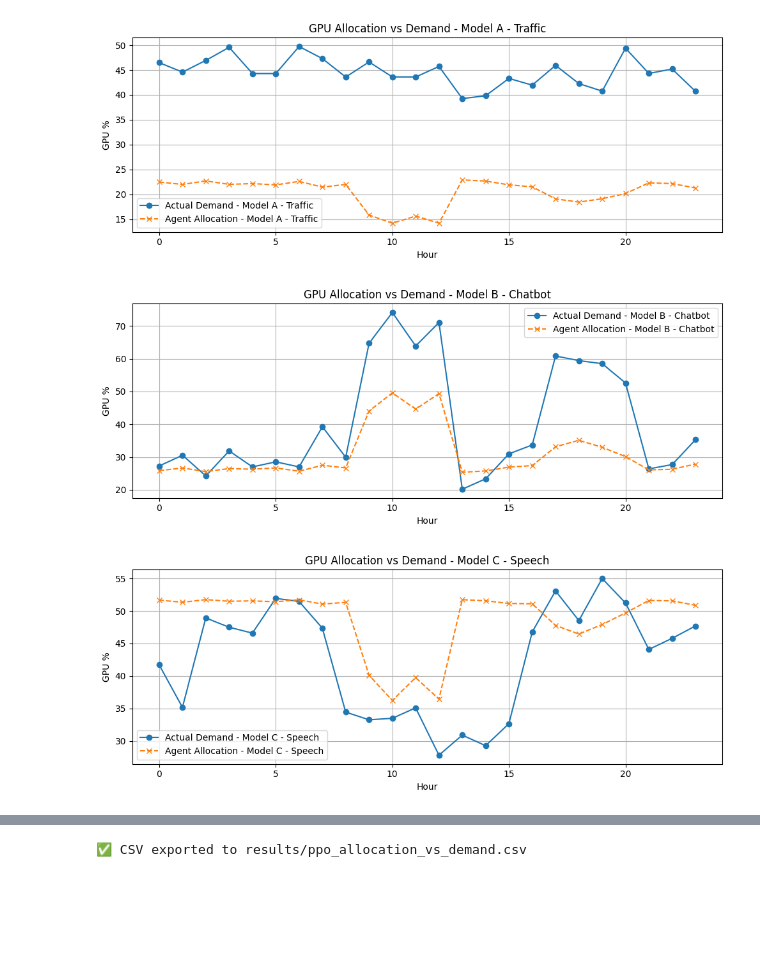
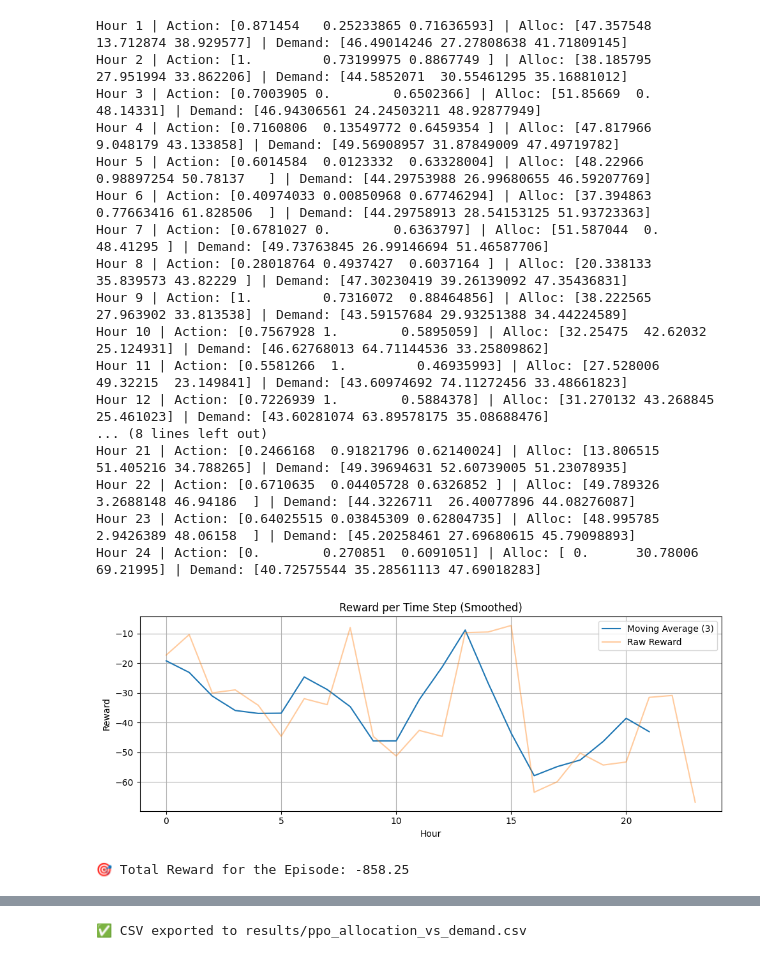
Before and after one commit to samad-mehndi/gpu_resource_allocation, a Jupyter notebook: notebooks/rl_training.ipynb, the cells around one changed output, grey strips where cells are left out. Saved outputs shown, nothing was run; the diff lists cells and outputs as text; code cells hidden in the pictures; blank space fills up the shorter version.

```diff
--- a/notebooks/rl_training.ipynb
+++ b/notebooks/rl_training.ipynb
@@ -65,53 +60,69 @@ import matplotlib.pyplot as plt
 import numpy as np
 import pandas as pd
 from stable_baselines3 import PPO
 from scripts.gpu_env import GpuEnv
 
 # Load the trained model
 model = PPO.load("../models/ppo_gpu_allocator")
 
 # Reload the environment
 # workload_data = pd.read_csv('../data/workload_simulation.csv')
 # env = GpuEnv(workload_data)
 
 # Run a test episode
-state, _ = env.reset(), None
+state = env.reset()
 allocations = []
 demands = []
+rewards = []
 done = False
 
 while not done:
     action, _ = model.predict(state, deterministic=True)
+
     demands.append(state)
 
-    # Manually apply scaling + normalization (same as in env.step)
+    # Scale action manually (PPO outputs 0–1)
     action = np.clip(action, 0, 1)
     scaled = action * 100
     alloc = (scaled / scaled.sum()) * 100 if scaled.sum() > 0 else np.ones(3) * (100 / 3)
     allocations.append(alloc)
 
-    state, _, done, _ = env.step(action)
+    print(f"Hour {len(allocations)} | Action: {action} | Alloc: {alloc} | Demand: {state}")
+    state, reward, done, _ = env.step(action)
+    rewards.append(reward)
 
-# Convert lists to numpy arrays
-allocations = np.array(allocations)
-demands = np.array(demands)
-hours = np.arange(len(allocations))
+def moving_average(x, window=3):
+    return np.convolve(x, np.ones(window)/window, mode='valid')
 
-# Plot GPU allocation vs demand for each model
-model_names = ['Model A - Traffic', 'Model B - Chatbot', 'Model C - Speech']
+plt.figure(figsize=(10, 4))
+plt.plot(moving_average(rewards, window=3), label="Moving Average (3)")
+plt.plot(rewards, alpha=0.4, label="Raw Reward")
+plt.title("Reward per Time Step (Smoothed)")
+plt.xlabel("Hour")
+plt.ylabel("Reward")
+plt.legend()
+plt.grid(True)
+plt.tight_layout()
+plt.show()
 
-for i in range(3):
-    plt.figure(figsize=(10, 4))
-    plt.plot(hours, demands[:, i], label=f"Actual Demand - {model_names[i]}", marker='o')
-    plt.plot(hours, allocations[:, i], label=f"Agent Allocation - {model_names[i]}", linestyle='--', marker='x')
-    plt.title(f"GPU Allocation vs Demand - {model_names[i]}")
-    plt.xlabel("Hour")
-    plt.ylabel("GPU %")
-    plt.legend()
-    plt.grid(True)
-    plt.tight_layout()
-    plt.show()
+print(f"🎯 Total Reward for the Episode: {sum(rewards):.2f}")
 # %% [output]
+Hour 1 | Action: [0.871454   0.25233865 0.71636593] | Alloc: [47.357548 13.712874 38.929577] | Demand: [46.49014246 27.27808638 41.71809145]
+Hour 2 | Action: [1.         0.73199975 0.8867749 ] | Alloc: [38.185795 27.951994 33.862206] | Demand: [44.5852071  30.55461295 35.16881012]
+Hour 3 | Action: [0.7003905 0.        0.6502366] | Alloc: [51.85669  0.      48.14331] | Demand: [46.94306561 24.24503211 48.92877949]
+Hour 4 | Action: [0.7160806  0.13549772 0.6459354 ] | Alloc: [47.817966  9.048179 43.133858] | Demand: [49.56908957 31.87849009 47.49719782]
+Hour 5 | Action: [0.6014584  0.0123332  0.63328004] | Alloc: [48.22966     0.98897254 50.78137   ] | Demand: [44.29753988 26.99680655 46.59207769]
+Hour 6 | Action: [0.40974033 0.00850968 0.67746294] | Alloc: [37.394863    0.77663416 61.828506  ] | Demand: [44.29758913 28.54153125 51.93723363]
+Hour 7 | Action: [0.6781027 0.        0.6363797] | Alloc: [51.587044  0.       48.41295 ] | Demand: [49.73763845 26.99146694 51.46587706]
+Hour 8 | Action: [0.28018764 0.4937427  0.6037164 ] | Alloc: [20.338133 35.839573 43.82229 ] | Demand: [47.30230419 39.26139092 47.35436831]
+Hour 9 | Action: [1.         0.7316072  0.88464856] | Alloc: [38.222565 27.963902 33.813538] | Demand: [43.59157684 29.93251388 34.44224589]
+Hour 10 | Action: [0.7567928 1.        0.5895059] | Alloc: [32.25475  42.62032  25.124931] | Demand: [46.62768013 64.71144536 33.25809862]
+Hour 11 | Action: [0.5581266  1.         0.46935993] | Alloc: [27.528006 49.32215  23.149841] | Demand: [43.60974692 74.11272456 33.48661823]
+Hour 12 | Action: [0.7226939 1.        0.5884378] | Alloc: [31.270132 43.268845 25.461023] | Demand: [43.60281074 63.89578175 35.08688476]
+... (8 lines left out)
+Hour 21 | Action: [0.2466168  0.91821796 0.62140024] | Alloc: [13.806515 51.405216 34.788265] | Demand: [49.39694631 52.60739005 51.23078935]
+Hour 22 | Action: [0.6710635  0.04405728 0.6326852 ] | Alloc: [49.789326   3.2688148 46.94186  ] | Demand: [44.3226711  26.40077896 44.08276087]
+Hour 23 | Action: [0.64025515 0.03845309 0.62804735] | Alloc: [48.995785   2.9426389 48.06158  ] | Demand: [45.20258461 27.69680615 45.79098893]
+Hour 24 | Action: [0.        0.270851  0.6091051] | Alloc: [ 0.      30.78006 69.21995] | Demand: [40.72575544 35.28561113 47.69018283]
-[figure, old version]
+[figure, new version]
-[figure, removed]
-[figure, removed]
+🎯 Total Reward for the Episode: -858.25
```
Also changed, not shown: parts of 3 cells of this notebook, 4 other files.
